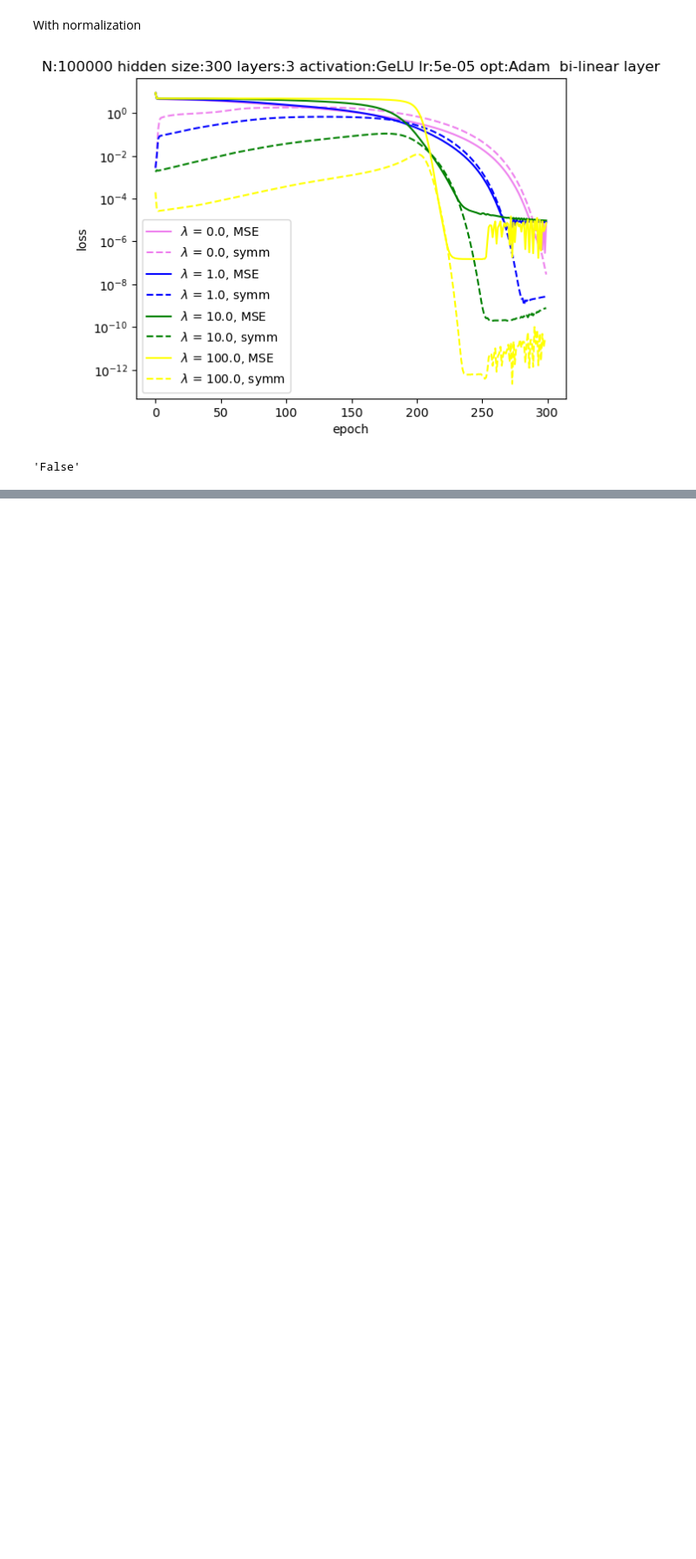
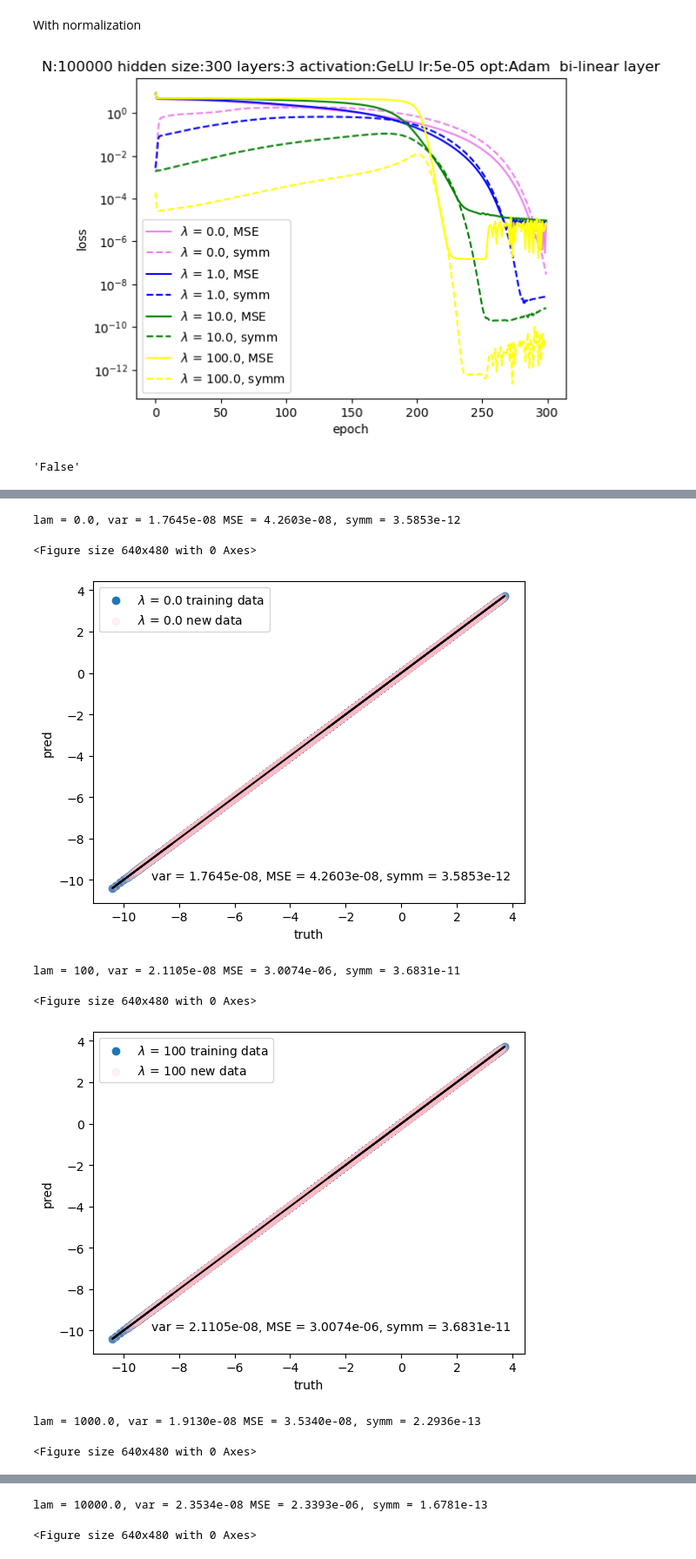
Before and after one commit to Nadav-out/SymLoss, a Jupyter notebook: Inbar/tests.ipynb, the cells around one changed output, grey strips where cells are left out. Shown at 87% size. Drawn from its saved outputs; the diff is of its cells as text; code cells hidden in the pictures; blank space fills up the shorter version.

```diff
--- a/Inbar/tests.ipynb
+++ b/Inbar/tests.ipynb
@@ -27,20 +29,33 @@ def Lorentz_myfun(input):
         out = m2**2+15*m2
         return out.unsqueeze(1).to(devicef)
 # %%
- def pred_plot_ext(analysis,data,save = False, outdir = "./",filename = ""):
+ def pred_plot_ext(analysis,data,model = "last",save = False, outdir = "./",filename = ""):
         inputs = analysis.train_data.to(devicef)
         plt.clf()
         fig = {}
+        if model == "last":
+            models = analysis.models
+            ext = ""
+        elif model== "symm":
+            models = analysis.models_best_symm
+            ext = "_best_symm"
+        elif model == "MSE":
+            models = analysis.models_best_MSE
+            ext = "_best_MSE"
+        elif model == "tot":
+            models = analysis.models_best_tot
+            ext = "_best_tot"
+
         for lam_val in analysis.models.keys():
             plt.clf()
             fig[lam_val] = plt.figure()
-            plt.scatter(analysis.train_labels.cpu().squeeze(),analysis.models[lam_val](inputs).detach().cpu().squeeze(),label = rf"$\lambda$ = {lam_val} training data")
-            plt.scatter(Lorentz_myfun(data).cpu().squeeze(),analysis.models[lam_val](data).detach().cpu().squeeze(),label = rf"$\lambda$ = {lam_val} new data",color = "pink",alpha = 0.2)
+            plt.scatter(analysis.train_labels.cpu().squeeze(),models[lam_val](inputs).detach().cpu().squeeze(),label = rf"$\lambda$ = {lam_val} training data")
+            plt.scatter(Lorentz_myfun(data).cpu().squeeze(),models[lam_val](data).detach().cpu().squeeze(),label = rf"$\lambda$ = {lam_val} new data",color = "pink",alpha = 0.2)
             plt.plot(Lorentz_myfun(data).cpu().squeeze(),Lorentz_myfun(data).cpu().squeeze(),color = "black")
             plt.legend()
             plt.xlabel("truth")
             plt.ylabel("pred")
-            err = ((Lorentz_myfun(data).cpu().squeeze()-analysis.models[lam_val](data).detach().cpu().squeeze())**2).mean()
+            err = ((Lorentz_myfun(data).cpu().squeeze()-models[lam_val](data).detach().cpu().squeeze())**2).mean()
             #err = '%.4E' % Decimal("f{err}")
             err = "{:.4e}".format(err)
             mse = analysis.train_loss_lam[lam_val][-1]
@@ -54,7 +69,7 @@ def Lorentz_myfun(input):
 
             if save==True or save=="True":
                 if filename =="":
-                    file = f"plot_pred_lam_{lam_val}_{analysis.filename}"
+                    file = f"plot_pred{ext}_lam_{lam_val}_{analysis.filename}"
                 else:
                     file = filename
                 fig[lam_val].show()
@@ -318,0 +334,14 @@ Lorentz_loss_norm
+# %%
+trans_new_data = Lorentz_Trans(data = a.train_data.to(devicef),beta = 0.6)
+rot_data = rot(data = a.train_data.to(devicef),theta = 0.5)
+pred_plot_ext(a,rot_data,model = "MSE", save = True, outdir = "./plots",filename = f"rot_0.5")
+pred_plot_ext(a,trans_new_data,model = "MSE",save = True, outdir = "./plots",filename = "boost_0.6")
+# %% [output]
+lam = 0.0, var = 1.7645e-08 MSE = 4.2603e-08, symm = 3.5853e-12
+<Figure size 640x480 with 0 Axes>
+[figure, added]
+lam = 100, var = 2.1105e-08 MSE = 3.0074e-06, symm = 3.6831e-11
+<Figure size 640x480 with 0 Axes>
+[figure, added]
+lam = 1000.0, var = 1.9130e-08 MSE = 3.5340e-08, symm = 2.2936e-13
+<Figure size 640x480 with 0 Axes>
@@ -318,0 +349,2 @@ Lorentz_loss_norm
+lam = 10000.0, var = 2.3534e-08 MSE = 2.3393e-06, symm = 1.6781e-13
+<Figure size 640x480 with 0 Axes>
```
Also changed, not shown: parts of 4 cells of this notebook.
